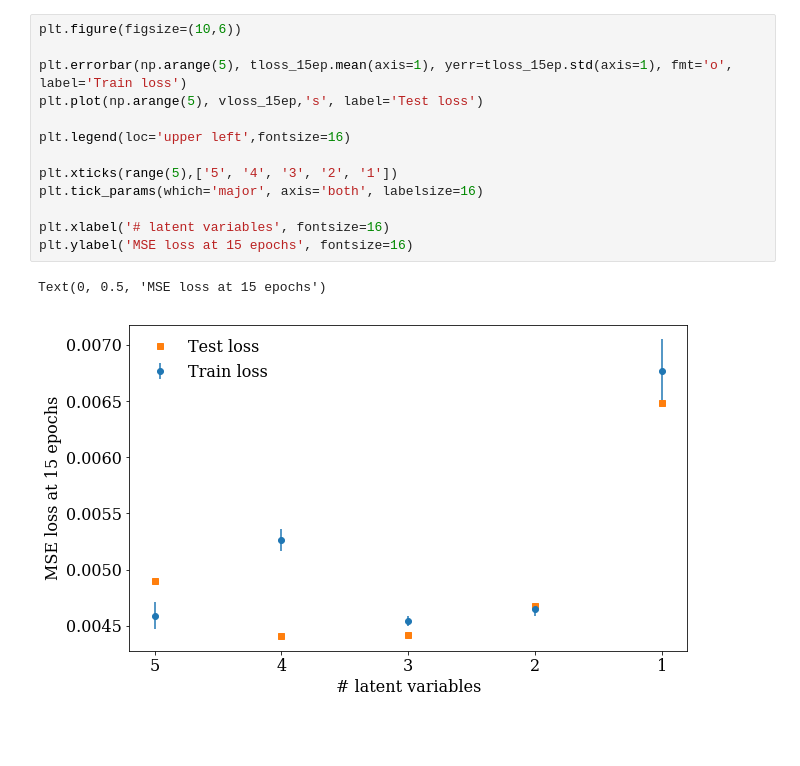
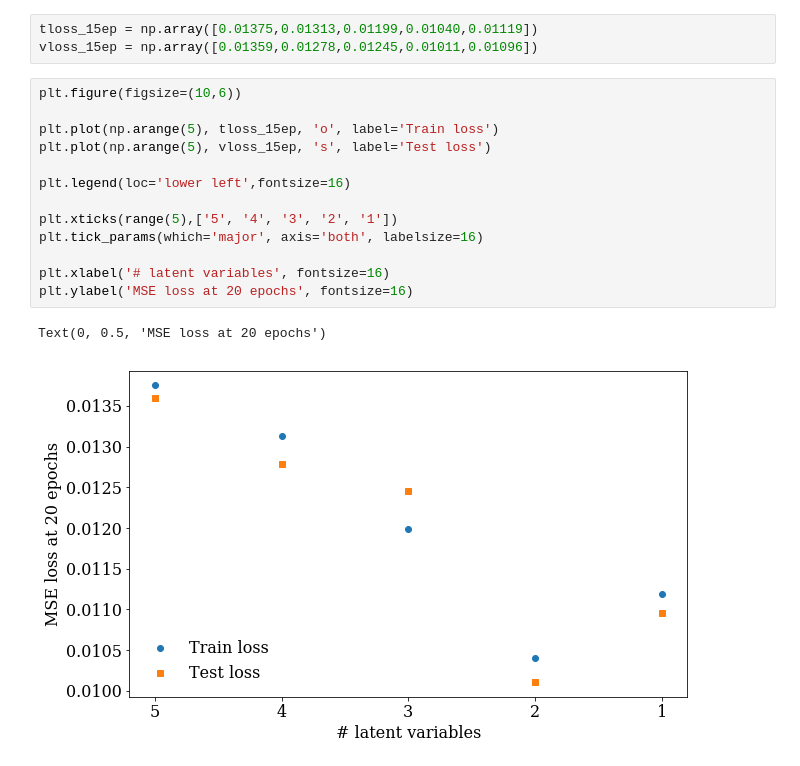
Before and after one commit to k-woodruff/PMNSnet, a Jupyter notebook: run_pmnsnet.ipynb, the cells around one changed output. Saved outputs shown, nothing was run; the diff lists cells and outputs as text; blank space fills up the shorter version.

```diff
--- a/run_pmnsnet.ipynb
+++ b/run_pmnsnet.ipynb
@@ -108,16 +492,19 @@ vloss_15ep = np.array([0.00490,0.00441,0.00442,0.00468,0.00648])
+# %%
+tloss_15ep = np.array([0.01375,0.01313,0.01199,0.01040,0.01119])
+vloss_15ep = np.array([0.01359,0.01278,0.01245,0.01011,0.01096])
 # %%
 plt.figure(figsize=(10,6))
 
-plt.errorbar(np.arange(5), tloss_15ep.mean(axis=1), yerr=tloss_15ep.std(axis=1), fmt='o', label='Train loss')
-plt.plot(np.arange(5), vloss_15ep,'s', label='Test loss')
+plt.plot(np.arange(5), tloss_15ep, 'o', label='Train loss')
+plt.plot(np.arange(5), vloss_15ep, 's', label='Test loss')
 
-plt.legend(loc='upper left',fontsize=16)
+plt.legend(loc='lower left',fontsize=16)
 
 plt.xticks(range(5),['5', '4', '3', '2', '1'])
 plt.tick_params(which='major', axis='both', labelsize=16)
 
 plt.xlabel('# latent variables', fontsize=16)
-plt.ylabel('MSE loss at 15 epochs', fontsize=16)
+plt.ylabel('MSE loss at 20 epochs', fontsize=16)
 # %% [output]
-Text(0, 0.5, 'MSE loss at 15 epochs')
+Text(0, 0.5, 'MSE loss at 20 epochs')
-[figure, old version]
+[figure, new version]
```
Also changed, not shown: parts of 27 cells of this notebook, 1 other file.
